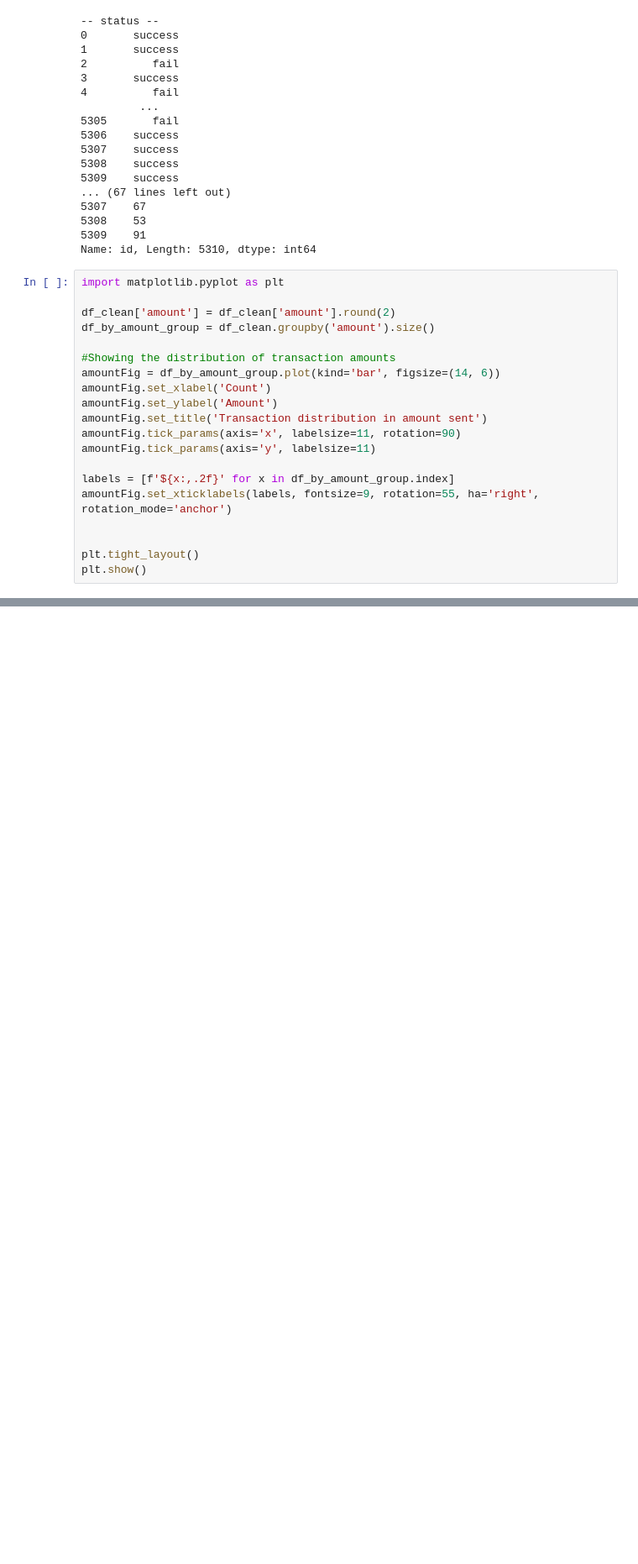
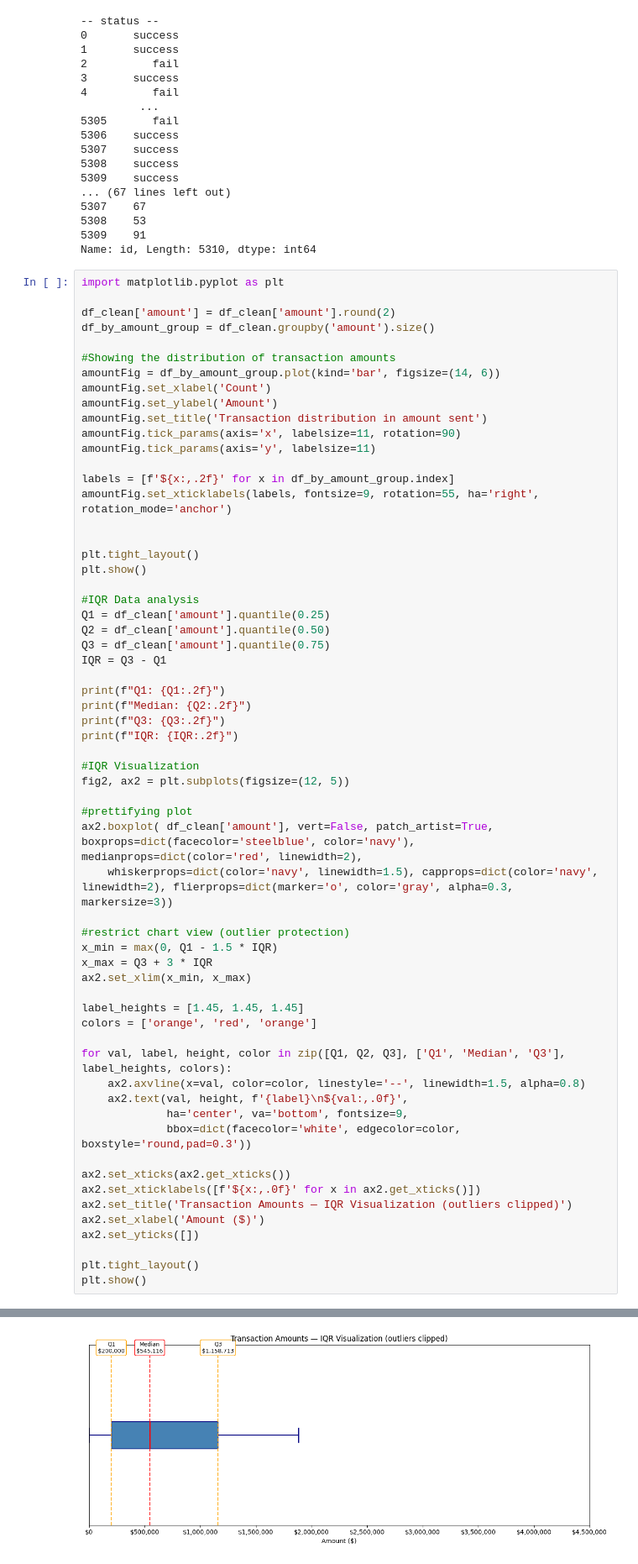
Before and after one commit to cataylor5/CSC405-Group-Project, a Jupyter notebook: src/Code.ipynb, the cells around one changed output, grey strips where cells are left out. Shown at 84% size. Cells and saved outputs as stored; diff of their text form; blank space fills up the shorter version.

Commit message:
Added IQR
Added IQR statistic chart

```diff
--- a/src/Code.ipynb
+++ b/src/Code.ipynb
@@ -95,5 +95,46 @@ amountFig.set_xticklabels(labels, fontsize=9, rotation=55, ha='right', rotation_
 
 plt.tight_layout()
 plt.show()
+
+#IQR Data analysis
+Q1 = df_clean['amount'].quantile(0.25)
+Q2 = df_clean['amount'].quantile(0.50)
+Q3 = df_clean['amount'].quantile(0.75)
+IQR = Q3 - Q1
+
+print(f"Q1: {Q1:.2f}")
+print(f"Median: {Q2:.2f}")
+print(f"Q3: {Q3:.2f}")
+print(f"IQR: {IQR:.2f}")
+
+#IQR Visualization
+fig2, ax2 = plt.subplots(figsize=(12, 5))
+
+#prettifying plot
+ax2.boxplot( df_clean['amount'], vert=False, patch_artist=True, boxprops=dict(facecolor='steelblue', color='navy'), medianprops=dict(color='red', linewidth=2),
+    whiskerprops=dict(color='navy', linewidth=1.5), capprops=dict(color='navy', linewidth=2), flierprops=dict(marker='o', color='gray', alpha=0.3, markersize=3))
+
+#restrict chart view (outlier protection)
+x_min = max(0, Q1 - 1.5 * IQR)
+x_max = Q3 + 3 * IQR
+ax2.set_xlim(x_min, x_max)
+
+label_heights = [1.45, 1.45, 1.45]
+colors = ['orange', 'red', 'orange']
+
+for val, label, height, color in zip([Q1, Q2, Q3], ['Q1', 'Median', 'Q3'], label_heights, colors):
+    ax2.axvline(x=val, color=color, linestyle='--', linewidth=1.5, alpha=0.8)
+    ax2.text(val, height, f'{label}\n${val:,.0f}',
+             ha='center', va='bottom', fontsize=9,
+             bbox=dict(facecolor='white', edgecolor=color, boxstyle='round,pad=0.3'))
+
+ax2.set_xticks(ax2.get_xticks())
+ax2.set_xticklabels([f'${x:,.0f}' for x in ax2.get_xticks()])
+ax2.set_title('Transaction Amounts — IQR Visualization (outliers clipped)')
+ax2.set_xlabel('Amount ($)')
+ax2.set_yticks([])
+
+plt.tight_layout()
+plt.show()
 # %% [output]
 [figure]
@@ -99,0 +145 @@ plt.show()
+[figure, added]
```
Also changed, not shown: parts of 1 cell of this notebook.
